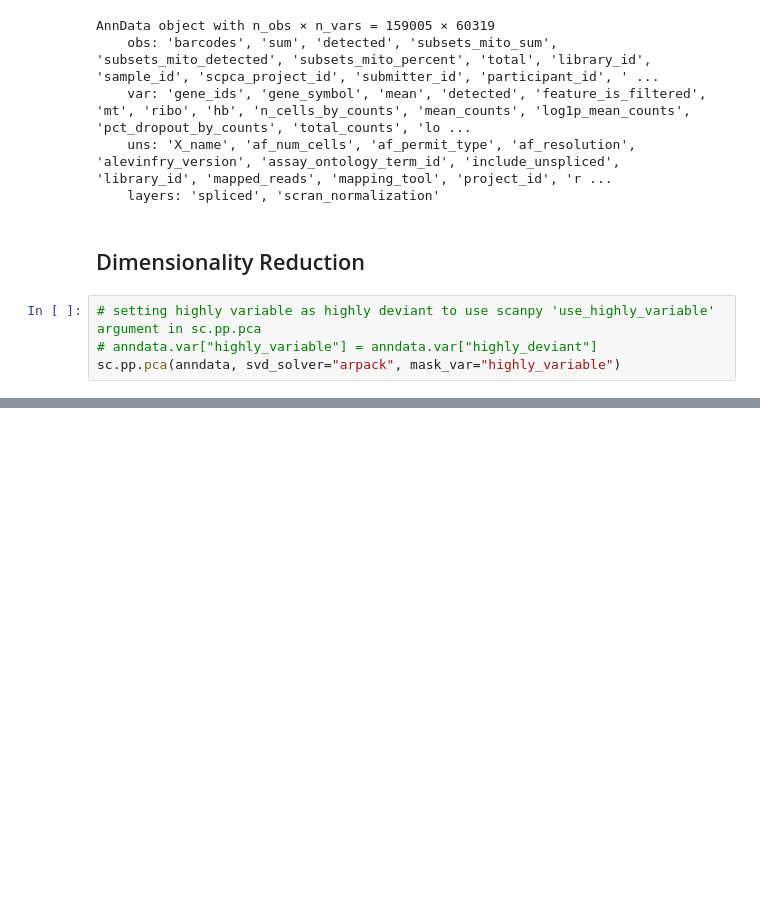
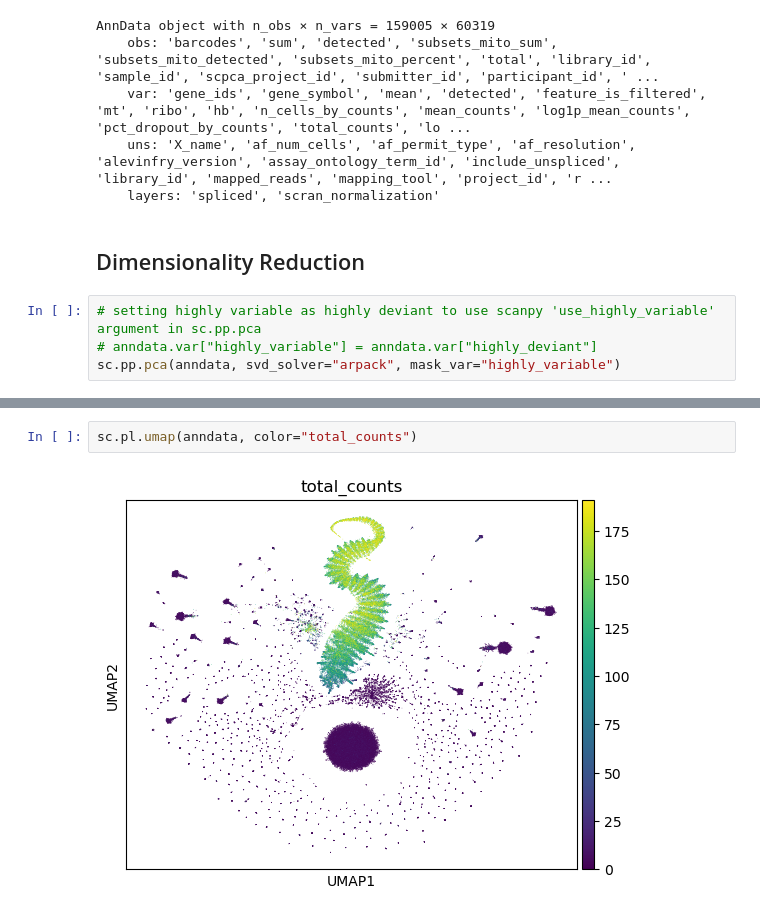
Before and after one commit to code-tortoise/sc-explorations, a Jupyter notebook: scripts/pipeline_358_unfiltered.ipynb, the cells around one changed output, grey strips where cells are left out. Drawn from its saved outputs; the diff is of its cells as text; blank space fills up the shorter version.

```diff
--- a/scripts/rep-preprocess.ipynb
+++ b/scripts/pipeline_358_unfiltered.ipynb
@@ -242,0 +249,4 @@ sc.pl.pca_scatter(anndata, color="total_counts")
+# %%
+sc.pl.umap(anndata, color="total_counts")
+# %% [output]
+[figure, added]
```
Also changed, not shown: parts of 4 cells of this notebook, 1 other file.
